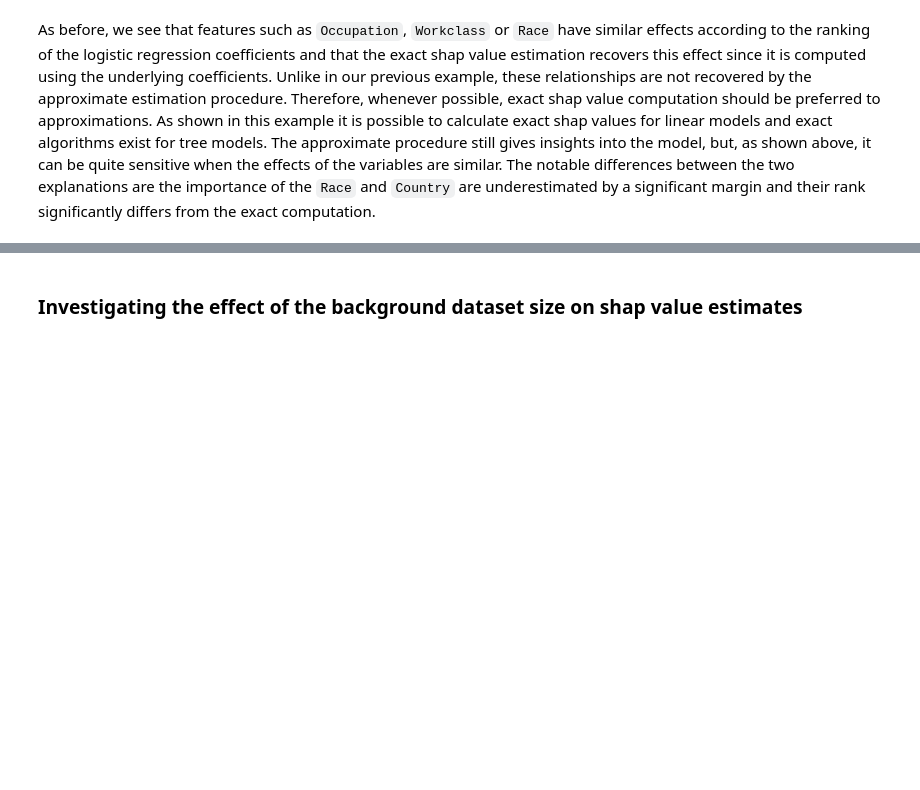
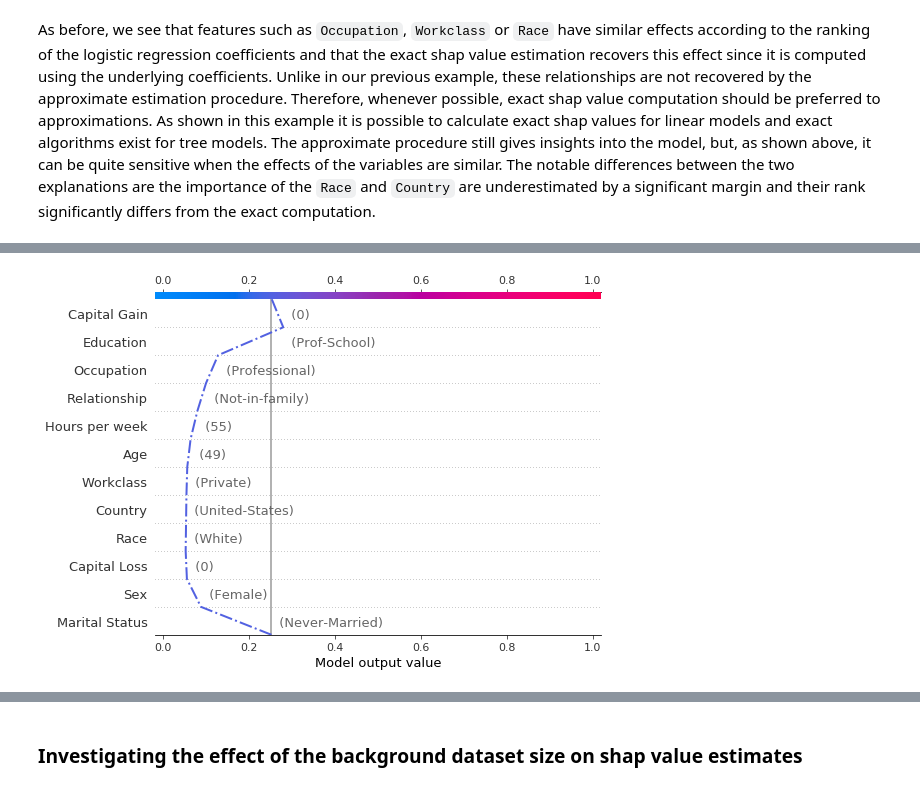
Before and after one commit to test-v2/alibi, a Jupyter notebook: examples/kernel_shap_adult_lr.ipynb, the cells around one changed output, grey strips where cells are left out. Drawn from its saved outputs; the diff is of its cells as text; code cells hidden in the pictures; blank space fills up the shorter version.

```diff
--- a/examples/kernel_shap_adult_lr.ipynb
+++ b/examples/kernel_shap_adult_lr.ipynb
@@ -758,0 +851,11 @@ As before, we see that features such as `Occupation`, `Workclass` or `Race` have
+# %%
+# obtain the human readable vesion of the base record (for display purposes)
+base_perm, perm = permute_columns(base_record[None, :], feature_names, perm_feat_names)
+br = []
+for i, x in enumerate(np.nditer(base_record.squeeze())):
+    if i in categorical_features:
+        br.append(category_map[i][x])
+    else:
+        br.append(x.item())
+br = [br[i] for i in perm]
+df = pd.DataFrame(data=np.array(br).reshape(1, -1), columns=perm_feat_names)
@@ -758,0 +878,10 @@ As before, we see that features such as `Occupation`, `Workclass` or `Race` have
+# %%
+shap.decision_plot(hyp_explainer.expected_value[1],
+                   hyp_shap_values[1][0],
+                   df,
+                   link='logit',
+                   feature_order=r.feature_idx,
+                   highlight=0
+                  )
+# %% [output]
+[figure, added]
```
Also changed, not shown: parts of 31 cells of this notebook.
